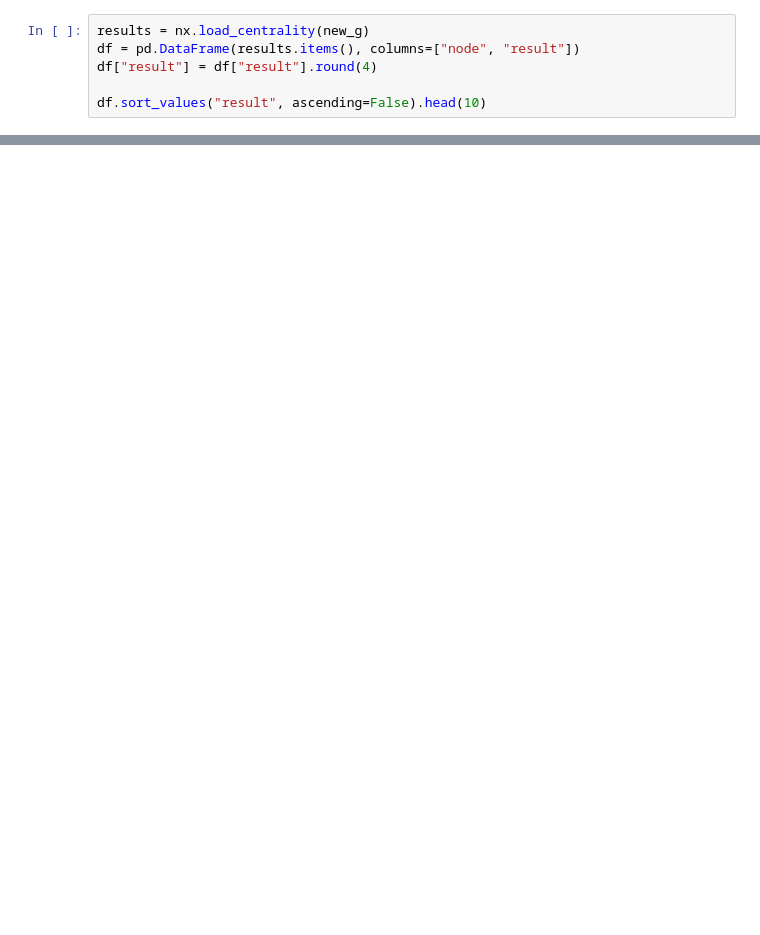
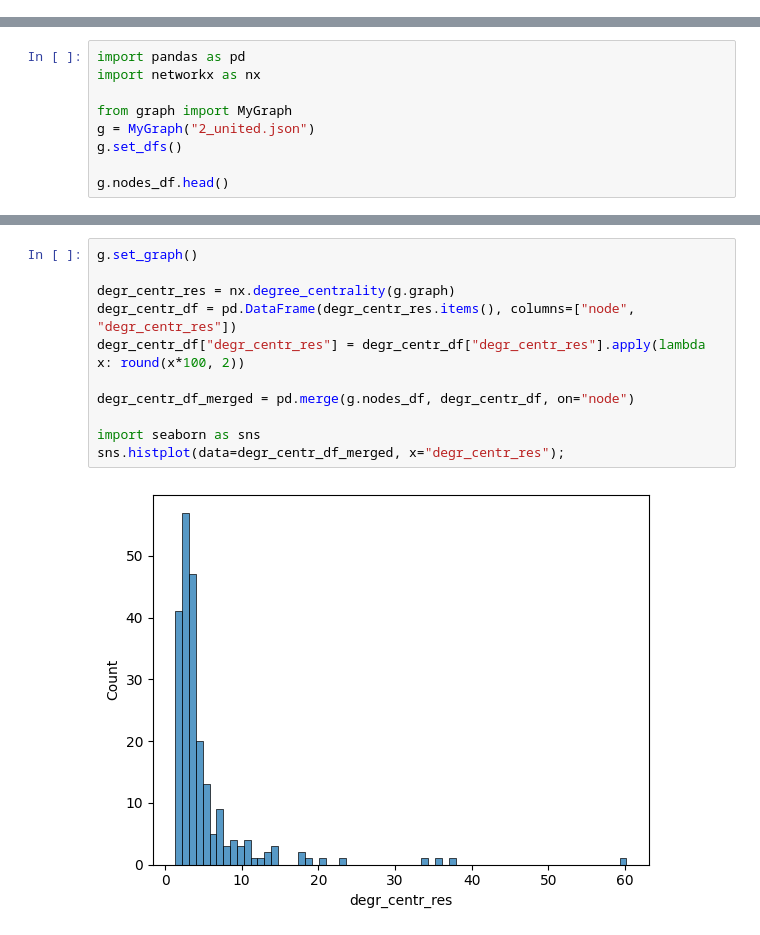
Before and after one commit to sblenlkj/Decision_Theory_HW2, a Jupyter notebook: Kanevskii_HW2.ipynb, the cells around one changed output, grey strips where cells are left out. Cells and saved outputs as stored; diff of their text form; blank space fills up the shorter version.

```diff
--- a/Kanevskii_HW2.ipynb
+++ b/Kanevskii_HW2.ipynb
@@ -154,6 +0,0 @@ df.sort_values("result", ascending=False).head(10)
-# %%
-results = nx.load_centrality(new_g)
-df = pd.DataFrame(results.items(), columns=["node", "result"])
-df["result"] = df["result"].round(4)
-
-df.sort_values("result", ascending=False).head(10)
@@ -189,0 +73,9 @@ df.sort_values("result", ascending=False).head(10)
+# %%
+import pandas as pd
+import networkx as nx
+
+from graph import MyGraph
+g = MyGraph("2_united.json")
+g.set_dfs()
+
+g.nodes_df.head()
@@ -189,0 +117,13 @@ df.sort_values("result", ascending=False).head(10)
+# %%
+g.set_graph()
+
+degr_centr_res = nx.degree_centrality(g.graph)
+degr_centr_df = pd.DataFrame(degr_centr_res.items(), columns=["node", "degr_centr_res"])
+degr_centr_df["degr_centr_res"] = degr_centr_df["degr_centr_res"].apply(lambda x: round(x*100, 2))
+
+degr_centr_df_merged = pd.merge(g.nodes_df, degr_centr_df, on="node")
+
+import seaborn as sns
+sns.histplot(data=degr_centr_df_merged, x="degr_centr_res");
+# %% [output]
+[figure, added]
```
Also changed, not shown: parts of 64 cells of this notebook, 12 other files.
